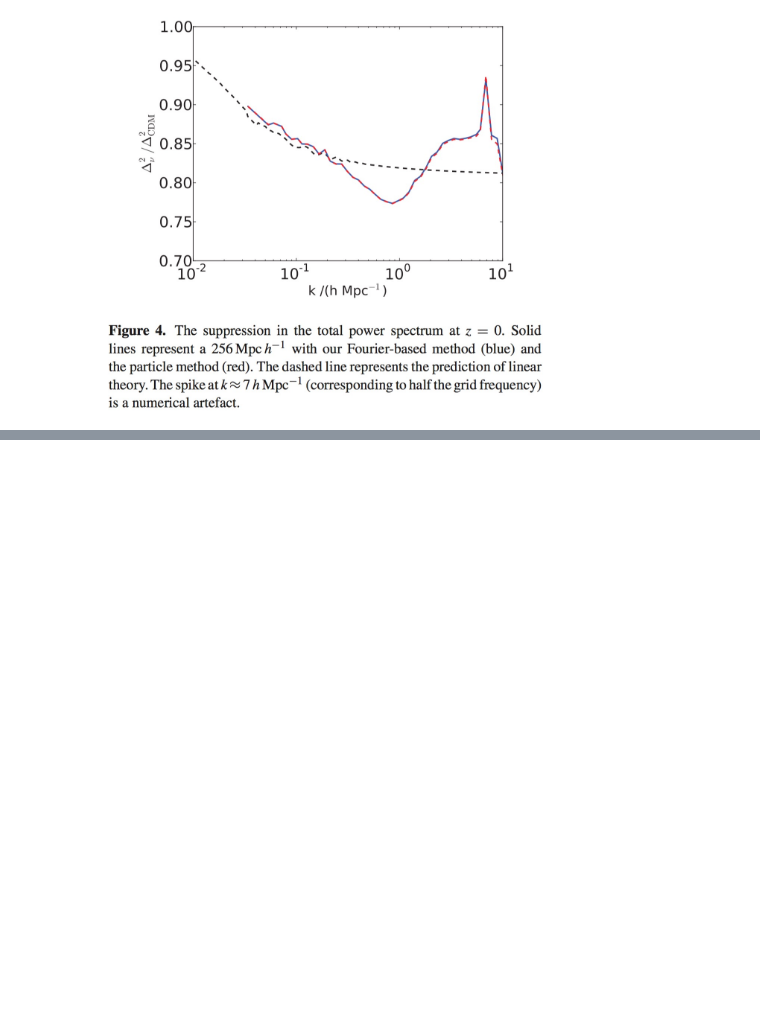
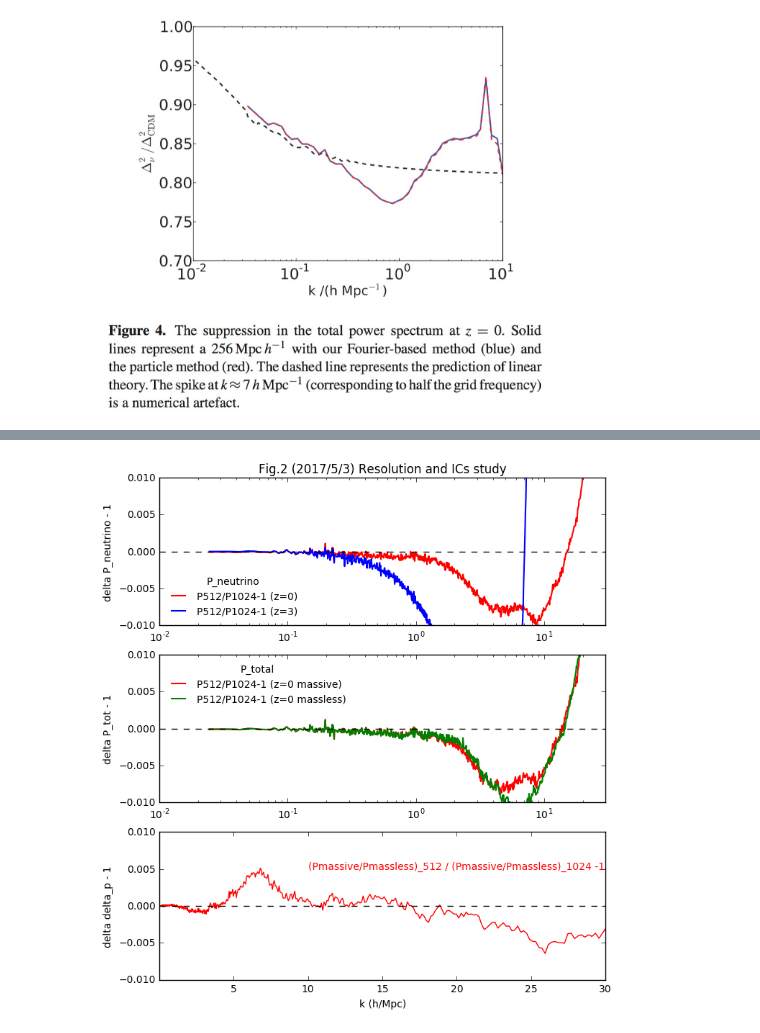
Before and after one commit to liuxx479/neutrino-batch, a Jupyter notebook: plot-matterps.ipynb, the cells around one changed output, grey strips where cells are left out. Saved outputs shown, nothing was run; the diff lists cells and outputs as text; code cells hidden in the pictures; blank space fills up the shorter version.

Commit message:
add resolution study fig.2

```diff
--- a/plot-matterps.ipynb
+++ b/plot-matterps.ipynb
@@ -303,0 +153,46 @@ Model 4, mnv0.00000_om0.30000_As2.1000
+# %%
+knb1_IC99, Pnb1_IC99 =  loadtxt ('matterpower/particles512/massive_z99/powerspec_tot_050.txt').T * array([[1e3], [1e-9]])
+knb0_IC99, Pnb0_IC99 =  loadtxt ('matterpower/particles512/massless_z99/powerspec_tot_050.txt').T * array([[1e3], [1e-9]])
+
+knbnu1_z0_IC99, Pnbnu1_z0_IC99 =  loadtxt ('matterpower/particles512/massive_z99/powerspec_nu_050.txt').T* array([[1e3], [1e-9]])
+knbnu1_z3_IC99, Pnbnu1_z3_IC99 =  loadtxt ('matterpower/particles512/massive_z99/powerspec_nu_000.txt').T* array([[1e3], [1e-9]])
+knbnu1_z3_IC49, Pnbnu1_z3_IC49 =  loadtxt ('matterpower/particles512/massive_z49/powerspec_nu_000.txt').T* array([[1e3], [1e-9]])
+# %%
+f=figure(figsize=(8,9))
+ax=f.add_subplot(311)
+ax2=f.add_subplot(312)
+ax3=f.add_subplot(313)
+
+ax.plot(knbnu1_z0_IC99, Pnbnu1_z0_IC99/Pnu_z0-1, 'r-',lw=1.5,label='P512/P1024-1 (z=0)')
+ax.plot(knbnu1_z3_IC99, Pnbnu1_z3_IC99/Pnu_z3-1, 'b-',lw=1.5,label='P512/P1024-1 (z=3)')
+
+#ax.plot(k_arr, ratio_nu_z3*Pcamb1_z3_interp, 'k-',lw=1.5,label='linear (z=3)')
+
+ax.set_ylabel('delta P_neutrino - 1')
+ax.set_xscale('log')
+#ax.set_yscale('log')
+ax.set_xlim(1e-2, 30)
+ax.set_ylim(-0.01,0.01)
+ax.plot([1e-2, 30],[0,0],'k--')
+ax.set_title('Fig.2 (2017/5/3) Resolution and ICs study')
+ax.legend(frameon=0,loc=3,fontsize=10,ncol=1,title='P_neutrino')
+
+ax2.plot(knb1_IC99, Pnb1_IC99/Pnb1-1, 'r-',lw=1.5,label='P512/P1024-1 (z=0 massive)')
+ax2.plot(knb0_IC99, Pnb0_IC99/Pnb0-1, 'g-',lw=1.5,label='P512/P1024-1 (z=0 massless)')
+ax2.set_ylabel('delta P_tot - 1')
+ax2.set_xscale('log')
+ax2.set_xlim(1e-2, 30)
+ax2.set_ylim(-0.01, 0.01)
+ax2.legend(frameon=0,loc=0,fontsize=10,ncol=1,title='P_total')
+ax2.plot([1e-2, 30],[0,0],'k--')
+
+ax3.plot(knb1_IC99, (Pnb1_IC99/Pnb0_IC99)/(Pnb1/Pnb0)-1, 'r-',label='delta512/delta1024-1')
+ax3.plot([1e-2, 30],[0,0],'k--')
+ax3.set_ylabel('delta delta_p - 1')
+ax3.text(10,0.005,'(Pmassive/Pmassless)_512 / (Pmassive/Pmassless)_1024 -1',color='r')
+ax3.set_ylim(-0.01, 0.01)
+ax3.set_xlim(1e-2, 30)
+ax3.set_xlabel('k (h/Mpc)')
+show()
+# %% [output]
+[figure, added]
```
Also changed, not shown: parts of 6 cells of this notebook.
